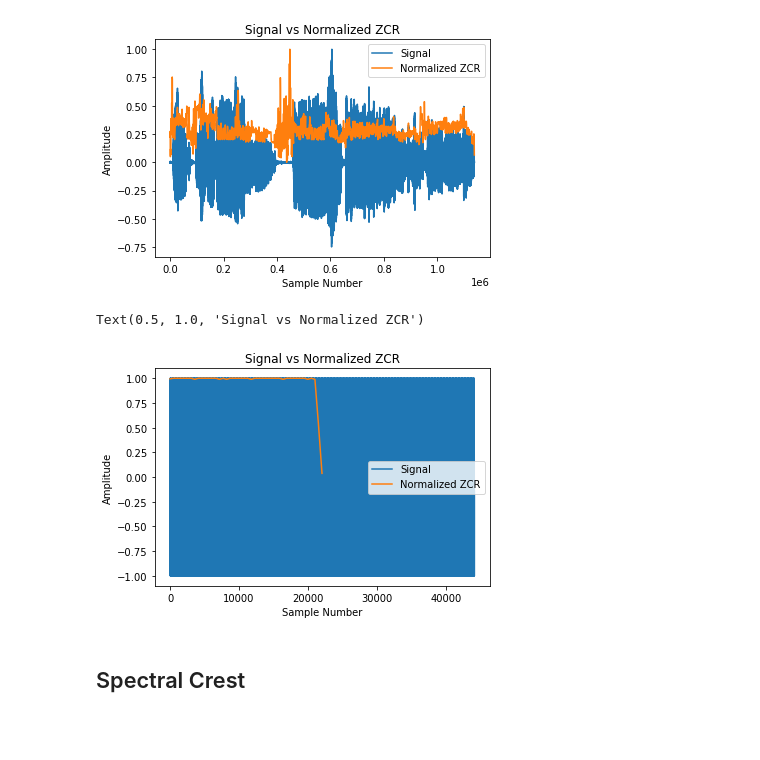
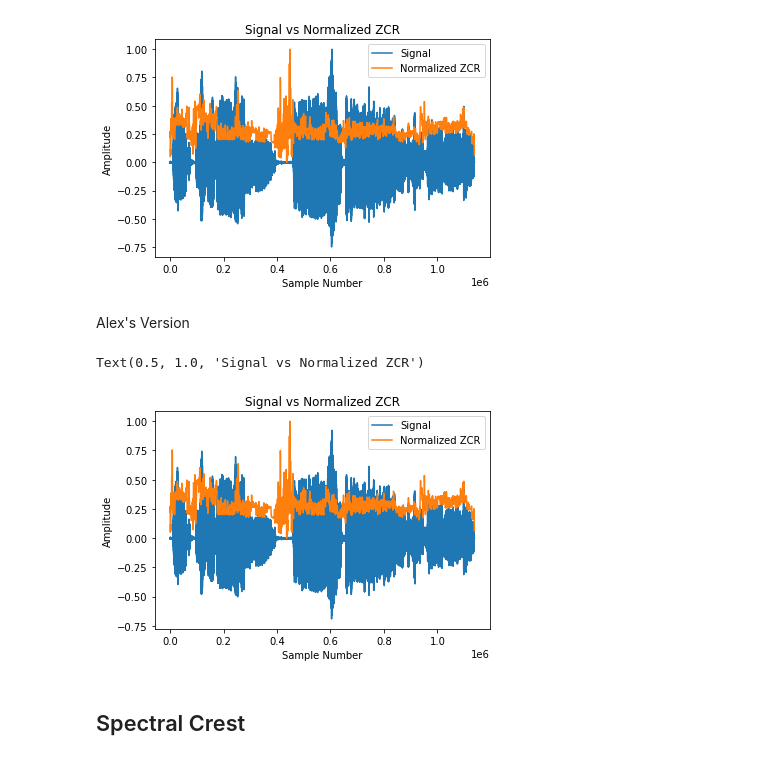
Before and after one commit to VedantKalbag/ACA-assignments, a Jupyter notebook: assignment_2/ass2.ipynb, the cells around one changed output. Saved outputs shown, nothing was run; the diff lists cells and outputs as text; code cells hidden in the pictures; blank space fills up the shorter version.

Commit message:
Done scatter plot

```diff
--- a/assignment_2/ass2.ipynb
+++ b/assignment_2/ass2.ipynb
@@ -280,31 +355,34 @@ plt.title('Signal vs Normalized ZCR')
 # %% [output]
 Text(0.5, 1.0, 'Signal vs Normalized ZCR')
 [figure]
+# %% [markdown]
+Alex's Version
 # %%
-def extract_zerocrossingrate_test(xb):
-    zcr1=[]
-    zcr2=[]
-    for block in xb:
-        zero_crossings = np.sum(np.abs(np.diff(np.sign(block)))) / block.shape[0] #np.nonzero(np.diff(block > 0))[0].size
-        zcr1.append(zero_crossings)
-        zcr2.append(0.5 * np.mean(np.abs(np.diff(np.sign(block)))))
-    zcr1 = np.array(zcr1)
-    zcr2=np.array(zcr2)
-    return zcr1,zcr2
+# number of results
+iNumOfBlocks = xb.shape[0]
 
-zcr1,zcr2 = extract_zerocrossingrate_test(test_blocked)
-zcr_plt = zcr1/max(zcr1)
-t_zcr = np.arange(0,test_blocked.shape[0])*hopSize
-plt.plot(test_aud)
-plt.plot(t_zcr,zcr_plt)
+# compute time stamps
+t = (np.arange(0, iNumOfBlocks) * hopSize + (blockSize / 2)) / fs
+
+# allocate memory
+vzc = np.zeros(iNumOfBlocks)
+
+for n, block in enumerate(xb):
+    # calculate the zero crossing rate
+    vzc[n] = 0.5 * np.mean(np.abs(np.diff(np.sign(block))))
+
+t_zcr = np.arange(0,xb.shape[0])*hopSize
+zcr_plt = vzc
+plt.plot(x)
+plt.plot(t_zcr,zcr_plt/max(zcr_plt))
 
 plt.xlabel('Sample Number')
 plt.ylabel('Amplitude')
 plt.legend(['Signal','Normalized ZCR'])
 plt.title('Signal vs Normalized ZCR')
 # %% [output]
 Text(0.5, 1.0, 'Signal vs Normalized ZCR')
-[figure, old version]
+[figure, new version]
 # %% [markdown]
 ## Spectral Crest
 # %%
```
Also changed, not shown: parts of 38 cells of this notebook, 2 other files.
